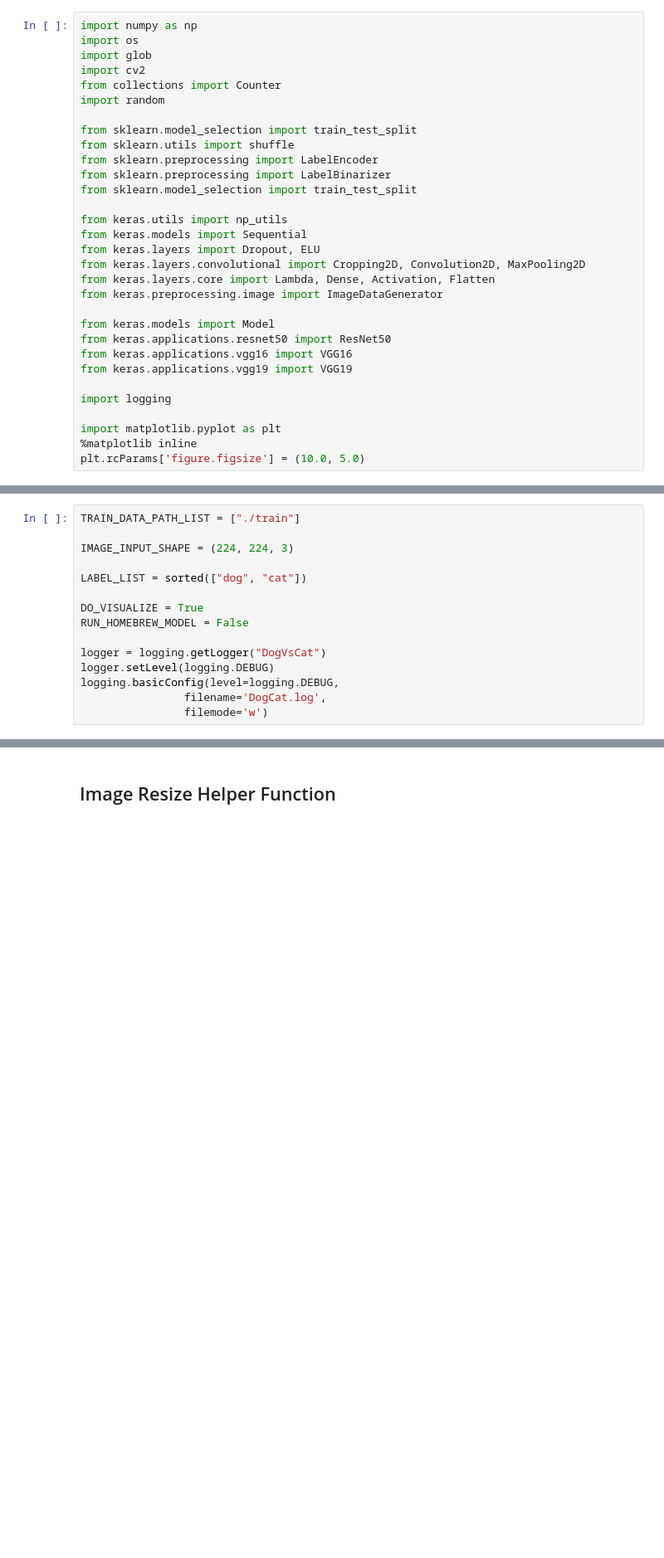
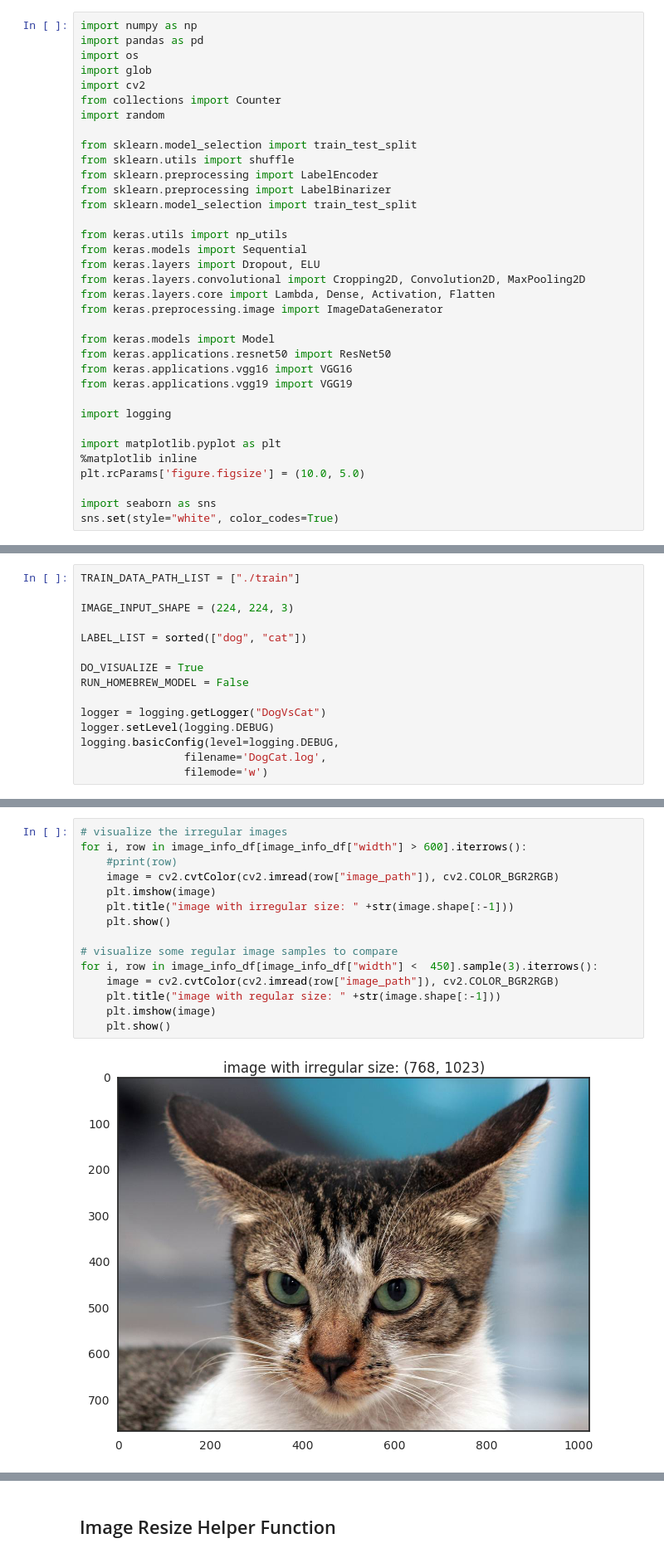
Before and after one commit to zwh42/DogVsCat, a Jupyter notebook: DogVsCatFlowSetup.ipynb, the cells around one changed output, grey strips where cells are left out. Shown at 83% size. Drawn from its saved outputs; the diff is of its cells as text; blank space fills up the shorter version.

```diff
--- a/DogVsCatFlowSetup.ipynb
+++ b/DogVsCatFlowSetup.ipynb
@@ -4,6 +4,7 @@
 ## Enviroment Setup
 # %%
 import numpy as np
+import pandas as pd
 import os
 import glob
 import cv2
@@ -33,3 +34,6 @@ import logging
 import matplotlib.pyplot as plt
 %matplotlib inline
 plt.rcParams['figure.figsize'] = (10.0, 5.0)
+
+import seaborn as sns
+sns.set(style="white", color_codes=True)
@@ -152,0 +168,17 @@ def visualize_image_size_distribution(counter_dict):
+# %%
+# visualize the irregular images
+for i, row in image_info_df[image_info_df["width"] > 600].iterrows():
+    #print(row)
+    image = cv2.cvtColor(cv2.imread(row["image_path"]), cv2.COLOR_BGR2RGB)
+    plt.imshow(image)
+    plt.title("image with irregular size: " +str(image.shape[:-1]))
+    plt.show()
+
+# visualize some regular image samples to compare
+for i, row in image_info_df[image_info_df["width"] <  450].sample(3).iterrows():
+    image = cv2.cvtColor(cv2.imread(row["image_path"]), cv2.COLOR_BGR2RGB)
+    plt.title("image with regular size: " +str(image.shape[:-1]))
+    plt.imshow(image)
+    plt.show()
+# %% [output]
+[figure, added]
```
Also changed, not shown: parts of 6 cells of this notebook, 2 other files.
